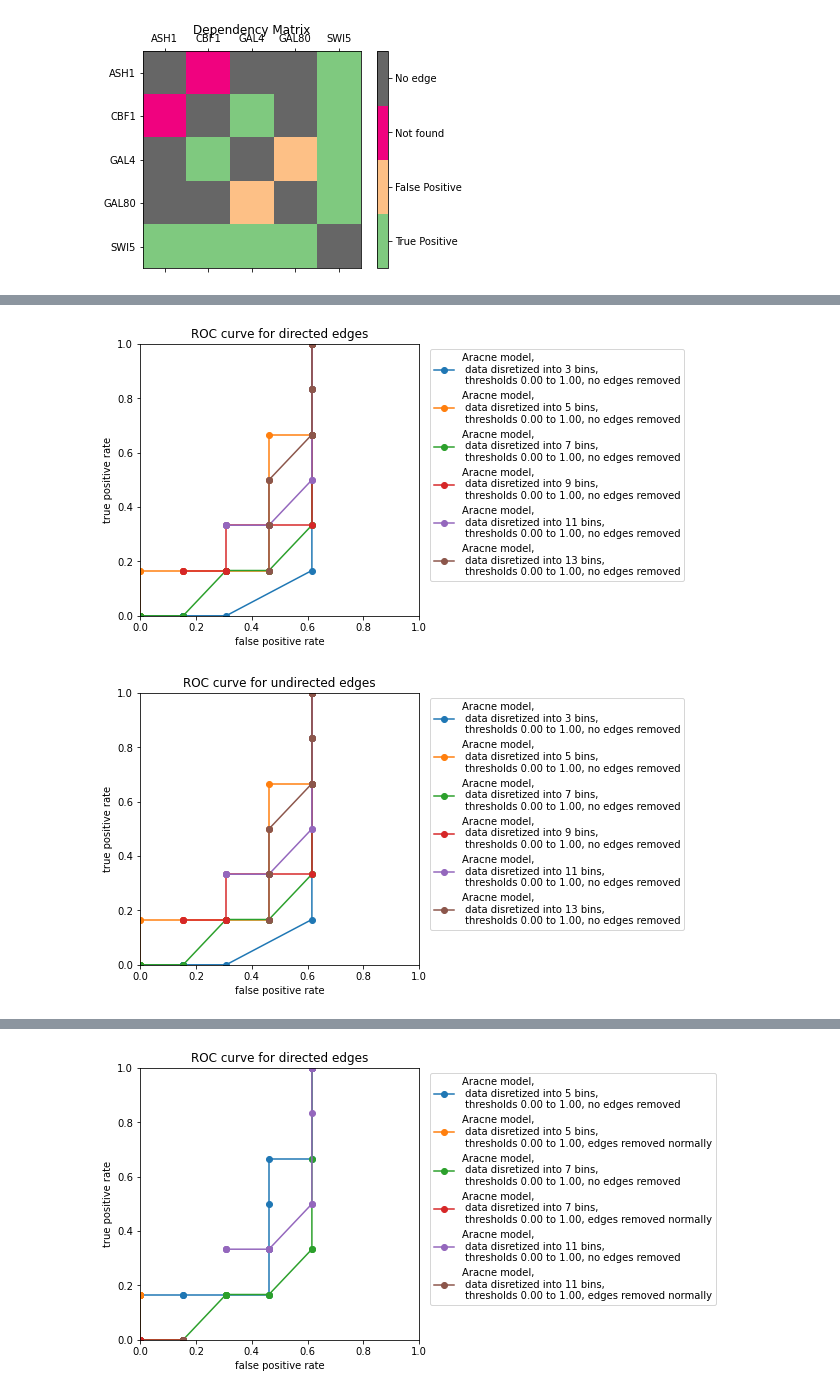
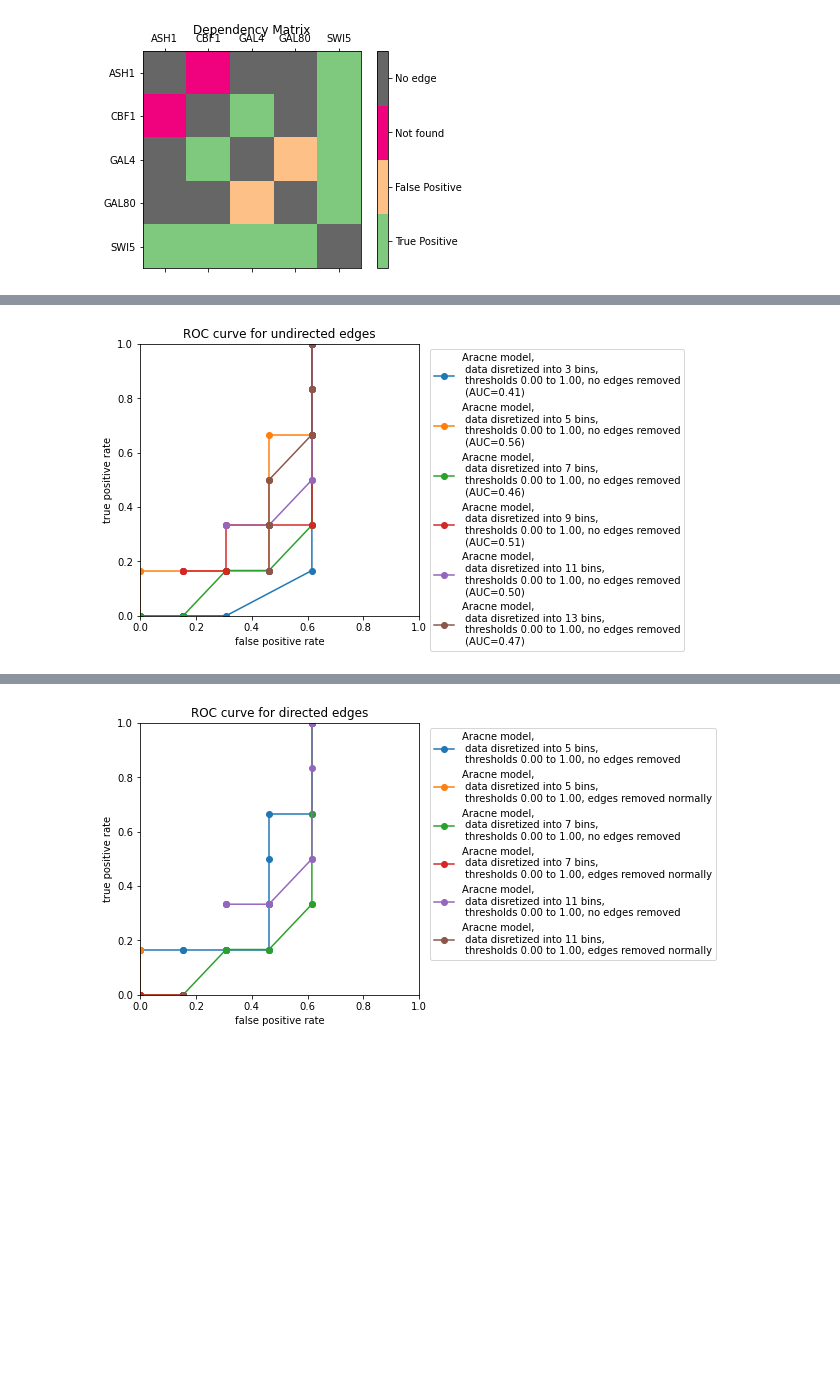
Before and after one commit to taggee/mbn-assignment, a Jupyter notebook: main.ipynb, the cells around one changed output, grey strips where cells are left out. Drawn from its saved outputs; the diff is of its cells as text; code cells hidden in the pictures; blank space fills up the shorter version.

Commit message:
update on roc curve plotting

```diff
--- a/main.ipynb
+++ b/main.ipynb
@@ -117,21 +130,19 @@ plot_roc_curve([roc_random, roc_correlation, roc_aracne1, roc_greedy], directed=
 # %%
 roc_aracne1 = aracne_model_roc_values(df_data=gene_df, df_truth=ground_truth, threshold_min=0, threshold_max=1,
                                       bins_for_discretization=3, remove_edge_from_triplet=False)
 roc_aracne2 = aracne_model_roc_values(df_data=gene_df, df_truth=ground_truth, threshold_min=0, threshold_max=1,
                                       bins_for_discretization=5, remove_edge_from_triplet=False)
 roc_aracne3 = aracne_model_roc_values(df_data=gene_df, df_truth=ground_truth, threshold_min=0, threshold_max=1,
                                       bins_for_discretization=7, remove_edge_from_triplet=False)
 roc_aracne4 = aracne_model_roc_values(df_data=gene_df, df_truth=ground_truth, threshold_min=0, threshold_max=1,
                                       bins_for_discretization=9, remove_edge_from_triplet=False)
 roc_aracne5 = aracne_model_roc_values(df_data=gene_df, df_truth=ground_truth, threshold_min=0, threshold_max=1,
                                       bins_for_discretization=11, remove_edge_from_triplet=False)
 roc_aracne6 = aracne_model_roc_values(df_data=gene_df, df_truth=ground_truth, threshold_min=0, threshold_max=1,
                                       bins_for_discretization=13, remove_edge_from_triplet=False)
-plot_roc_curve([roc_aracne1, roc_aracne2, roc_aracne3, roc_aracne4, roc_aracne5, roc_aracne6], directed=True)
 plot_roc_curve([roc_aracne1, roc_aracne2, roc_aracne3, roc_aracne4, roc_aracne5, roc_aracne6], directed=False)
 # %% [output]
-[figure, old version]
+[figure, new version]
-[figure, removed]
 # %%
 roc_aracne1 = aracne_model_roc_values(df_data=gene_df, df_truth=ground_truth, threshold_min=0, threshold_max=1,
                                       bins_for_discretization=5, remove_edge_from_triplet=False)
```
Also changed, not shown: parts of 5 cells of this notebook, 5 other files.
